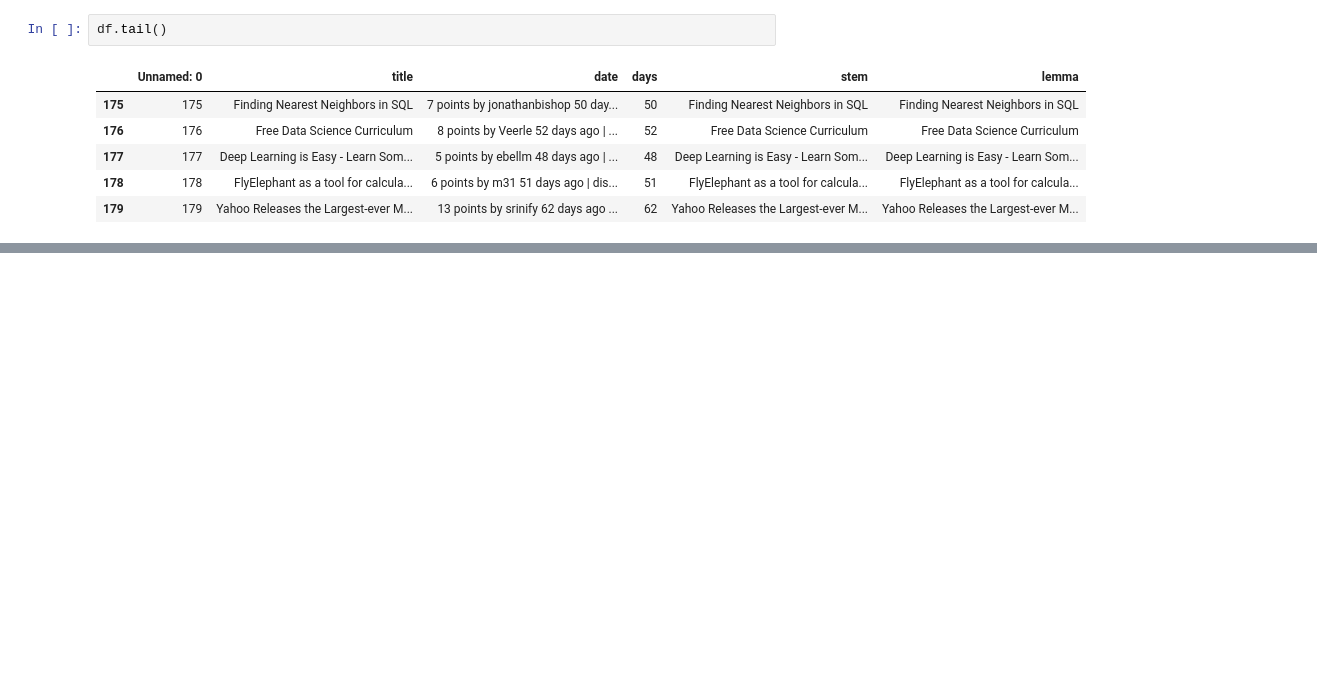
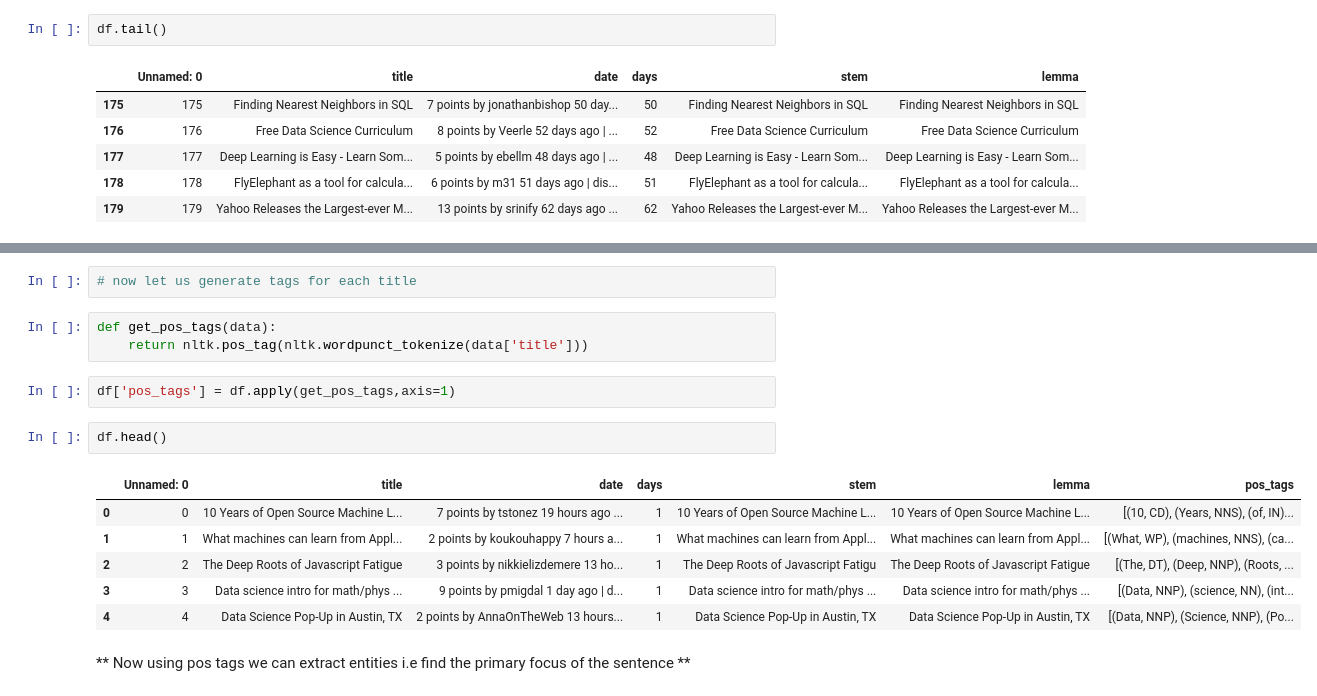
Before and after one commit to jithurjacob/machine-learning, a Jupyter notebook: text_mining/Explore.ipynb, the cells around one changed output, grey strips where cells are left out. Drawn from its saved outputs; the diff is of its cells as text; blank space fills up the shorter version.

```diff
--- a/text_mining/Explore.ipynb
+++ b/text_mining/Explore.ipynb
@@ -179,0 +229,18 @@ df.tail()
+# %%
+# now let us generate tags for each title
+# %%
+def get_pos_tags(data):
+    return nltk.pos_tag(nltk.wordpunct_tokenize(data['title']))
+# %%
+df['pos_tags'] = df.apply(get_pos_tags,axis=1)
+# %%
+df.head()
+# %% [output]
+|  | Unnamed: 0 | title | date | days | stem | lemma | pos_tags |
+| 0 | 0 | 10 Years of Open Source Machine L... | 7 points by tstonez 19 hours ago ... | 1 | 10 Years of Open Source Machine L... | 10 Years of Open Source Machine L... | [(10, CD), (Years, NNS), (of, IN)... |
+| 1 | 1 | What machines can learn from Appl... | 2 points by koukouhappy 7 hours a... | 1 | What machines can learn from Appl... | What machines can learn from Appl... | [(What, WP), (machines, NNS), (ca... |
+| 2 | 2 | The Deep Roots of Javascript Fatigue | 3 points by nikkielizdemere 13 ho... | 1 | The Deep Roots of Javascript Fatigu | The Deep Roots of Javascript Fatigue | [(The, DT), (Deep, NNP), (Roots, ... |
+| 3 | 3 | Data science intro for math/phys ... | 9 points by pmigdal 1 day ago | d... | 1 | Data science intro for math/phys ... | Data science intro for math/phys ... | [(Data, NNP), (science, NN), (int... |
+| 4 | 4 | Data Science Pop-Up in Austin, TX | 2 points by AnnaOnTheWeb 13 hours... | 1 | Data Science Pop-Up in Austin, TX | Data Science Pop-Up in Austin, TX | [(Data, NNP), (Science, NNP), (Po... |
+# %% [markdown]
+** Now using pos tags we can extract entities i.e find the primary focus of the sentence **
```
Also changed, not shown: parts of 8 cells of this notebook.
